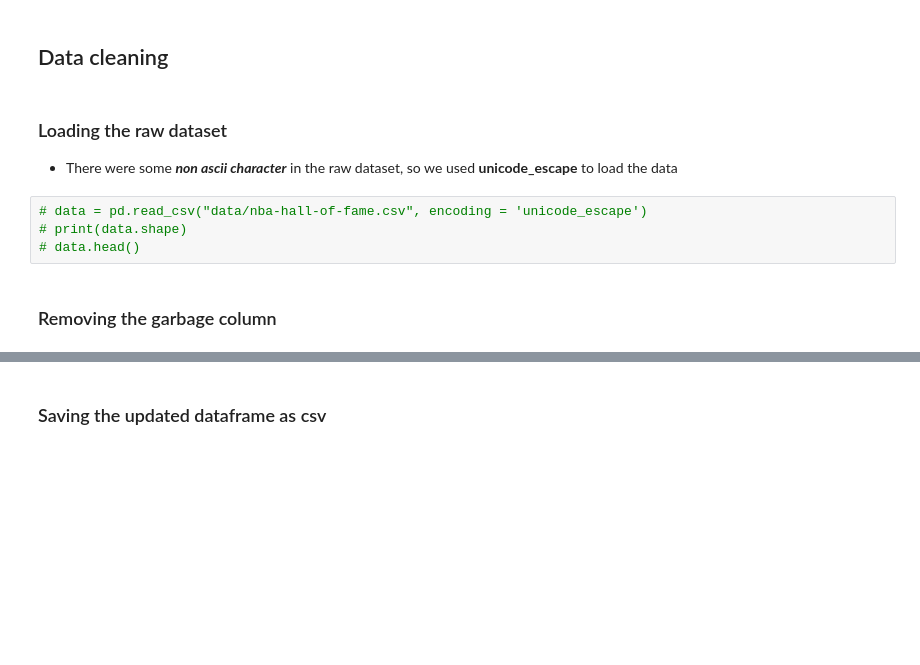
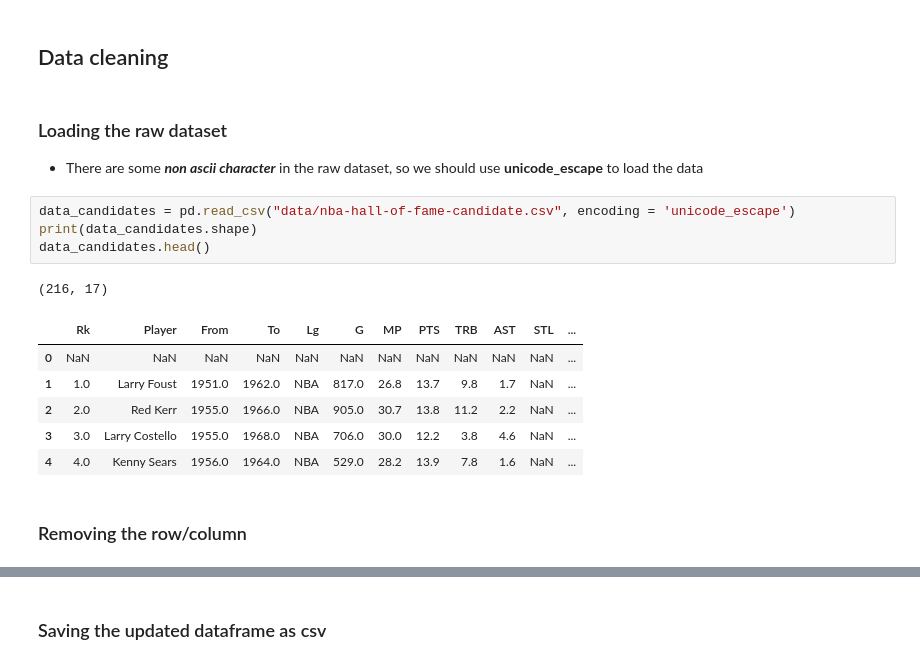
Before and after one commit to maliakber/data-mining-csc-503, a Jupyter notebook: source/nba-hall-of-fame-jupnote.ipynb, the cells around one changed output, grey strips where cells are left out. Saved outputs shown, nothing was run; the diff lists cells and outputs as text; blank space fills up the shorter version.

```diff
--- a/source/nba-hall-of-fame-jupnote.ipynb
+++ b/source/nba-hall-of-fame-jupnote.ipynb
@@ -7,11 +7,19 @@ import time
 ## Data cleaning
 # %% [markdown]
 ### Loading the raw dataset
-- There were some ***non ascii character*** in the raw dataset, so we used **unicode_escape** to load the data
+- There are some ***non ascii character*** in the raw dataset, so we should use **unicode_escape** to load the data
 # %%
-# data = pd.read_csv("data/nba-hall-of-fame.csv", encoding = 'unicode_escape')
-# print(data.shape)
-# data.head()
+data_candidates = pd.read_csv("data/nba-hall-of-fame-candidate.csv", encoding = 'unicode_escape')
+print(data_candidates.shape)
+data_candidates.head()
+# %% [output]
+(216, 17)
+|  | Rk | Player | From | To | Lg | G | MP | PTS | TRB | AST | STL | ... |
+| 0 | NaN | NaN | NaN | NaN | NaN | NaN | NaN | NaN | NaN | NaN | NaN | ... |
+| 1 | 1.0 | Larry Foust | 1951.0 | 1962.0 | NBA | 817.0 | 26.8 | 13.7 | 9.8 | 1.7 | NaN | ... |
+| 2 | 2.0 | Red Kerr | 1955.0 | 1966.0 | NBA | 905.0 | 30.7 | 13.8 | 11.2 | 2.2 | NaN | ... |
+| 3 | 3.0 | Larry Costello | 1955.0 | 1968.0 | NBA | 706.0 | 30.0 | 12.2 | 3.8 | 4.6 | NaN | ... |
+| 4 | 4.0 | Kenny Sears | 1956.0 | 1964.0 | NBA | 529.0 | 28.2 | 13.9 | 7.8 | 1.6 | NaN | ... |
 # %% [markdown]
-### Removing the garbage column
+### Removing the row/column
 # %%
```
Also changed, not shown: parts of 25 cells of this notebook, 1 other file.
